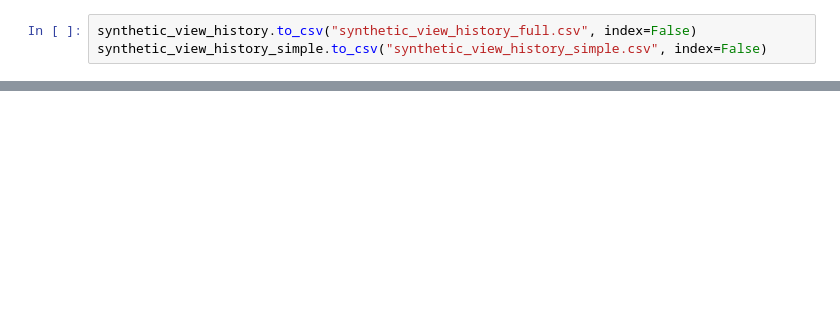
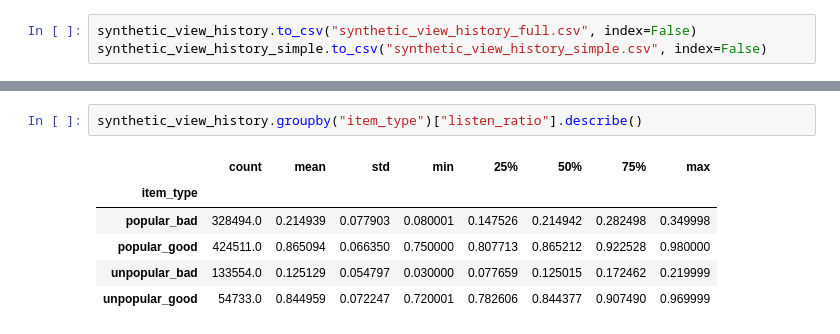
Before and after one commit to bilibalah/INFOMPPM, a Jupyter notebook: syntheticdata.ipynb, the cells around one changed output, grey strips where cells are left out. Saved outputs shown, nothing was run; the diff lists cells and outputs as text; blank space fills up the shorter version.

Commit message:
Update notebook and synthetic dataset

```diff
--- a/syntheticdata.ipynb
+++ b/syntheticdata.ipynb
@@ -914,0 +994,9 @@ synthetic_view_history_simple.to_csv("synthetic_view_history_simple.csv", index=
+# %%
+synthetic_view_history.groupby("item_type")["listen_ratio"].describe()
+# %% [output]
+|  | count | mean | std | min | 25% | 50% | 75% | max |
+| item_type |  |  |  |  |  |  |  |  |
+| popular_bad | 328494.0 | 0.214939 | 0.077903 | 0.080001 | 0.147526 | 0.214942 | 0.282498 | 0.349998 |
+| popular_good | 424511.0 | 0.865094 | 0.066350 | 0.750000 | 0.807713 | 0.865212 | 0.922528 | 0.980000 |
+| unpopular_bad | 133554.0 | 0.125129 | 0.054797 | 0.030000 | 0.077659 | 0.125015 | 0.172462 | 0.219999 |
+| unpopular_good | 54733.0 | 0.844959 | 0.072247 | 0.720001 | 0.782606 | 0.844377 | 0.907490 | 0.969999 |
```
Also changed, not shown: parts of 7 cells of this notebook, 2 other files.
